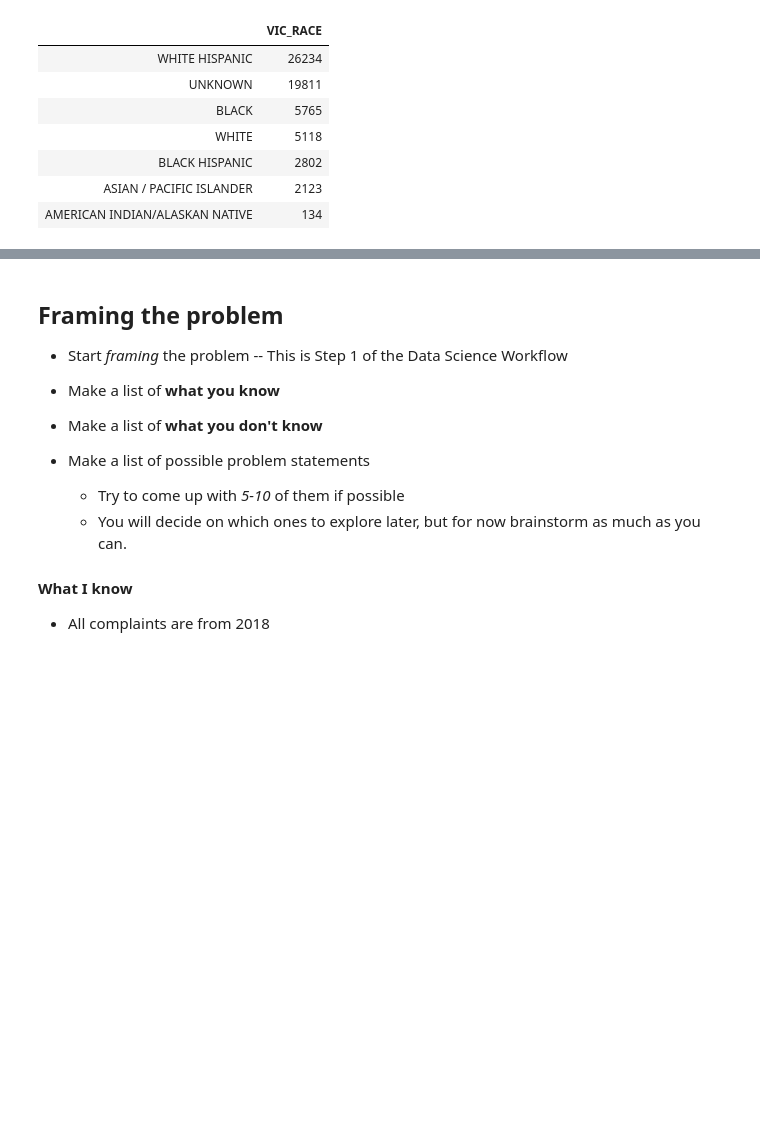
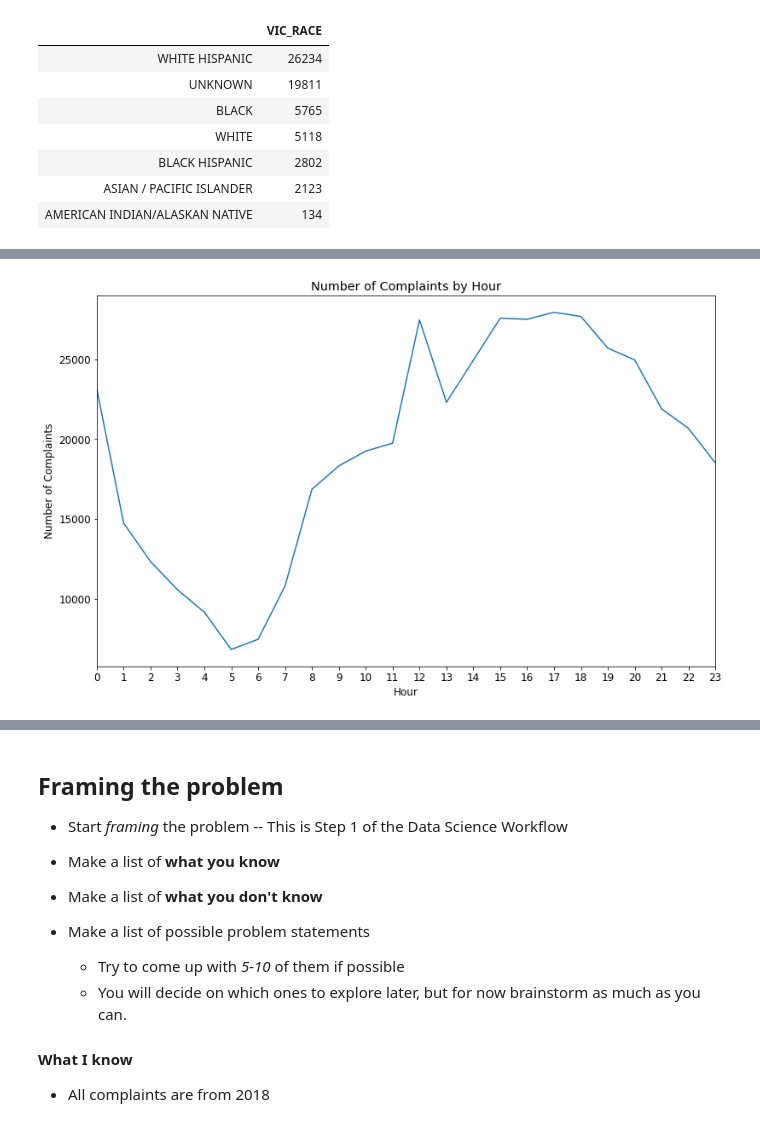
Before and after one commit to gpaet05/nypd-complaints, a Jupyter notebook: eda.ipynb, the cells around one changed output, grey strips where cells are left out. Drawn from its saved outputs; the diff is of its cells as text; code cells hidden in the pictures; blank space fills up the shorter version.

```diff
--- a/eda.ipynb
+++ b/eda.ipynb
@@ -346,0 +1091,3 @@ pd.DataFrame(nypd[nypd['SUSP_RACE'] == 'WHITE HISPANIC']['VIC_RACE'].value_count
+# %%
+complaints_by_hour = nypd['CMPLNT_FR_HOUR'].value_counts().sort_index()
+complaints_by_hour
@@ -346,0 +1112,7 @@ pd.DataFrame(nypd[nypd['SUSP_RACE'] == 'WHITE HISPANIC']['VIC_RACE'].value_count
+# %%
+complaints_by_hour.plot(figsize=(13,8), xticks=complaints_by_hour.index)
+plt.ylabel('Number of Complaints')
+plt.xlabel('Hour')
+plt.title('Number of Complaints by Hour');
+# %% [output]
+[figure, added]
```
Also changed, not shown: parts of 130 cells of this notebook.
